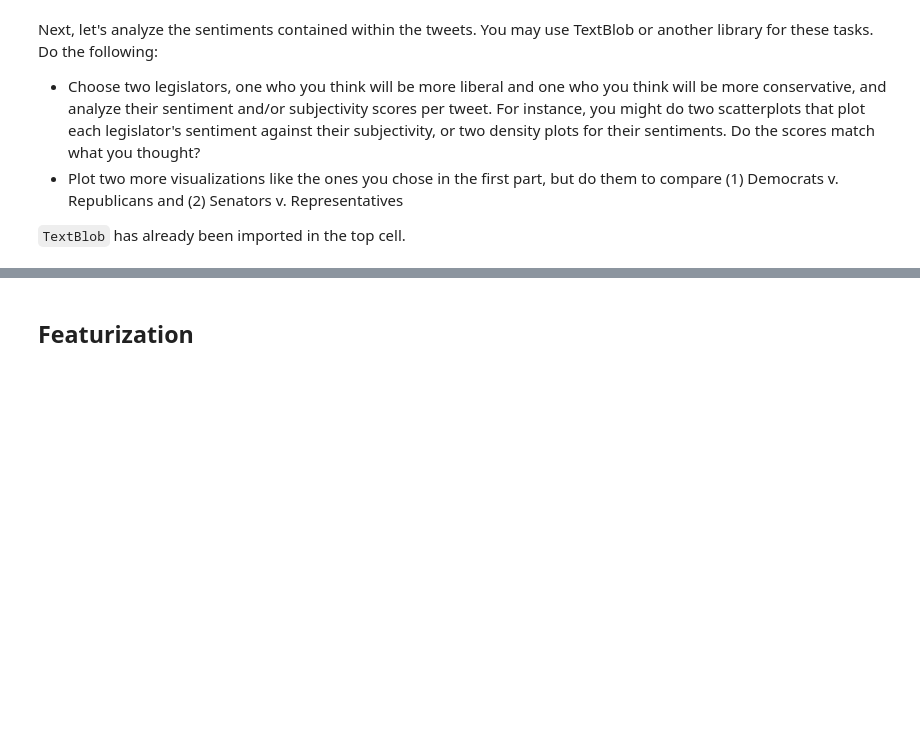
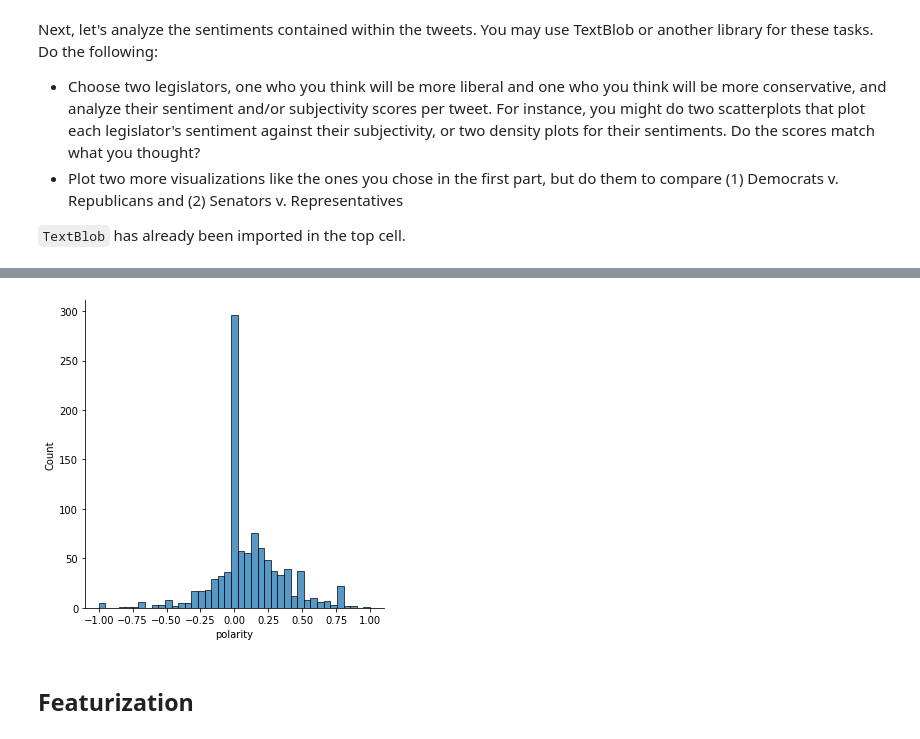
Before and after one commit to paulbsalamanca/CSS-Project-5-Team-6-Spring-2021, a Jupyter notebook: Project 5 Student.ipynb, the cells around one changed output, grey strips where cells are left out. Drawn from its saved outputs; the diff is of its cells as text; code cells hidden in the pictures; blank space fills up the shorter version.

```diff
--- a/Project 5 Student.ipynb
+++ b/Project 5 Student.ipynb
@@ -398,3 +396,7 @@ Next, let's analyze the sentiments contained within the tweets. You may use Text
 * Plot two more visualizations like the ones you chose in the first part, but do them to compare (1) Democrats v. Republicans and (2) Senators v. Representatives
 
 `TextBlob` has already been imported in the top cell.
+# %%
+congress_tweets['tokens'] = congress_tweets['tokens'].map(lambda text: ' '.join(text))
+congress_tweets['polarity'] = congress_tweets['tokens'].map(lambda text: TextBlob(text).sentiment.polarity)
+congress_tweets.head()
@@ -401,3 +410,8 @@ Next, let's analyze the sentiments contained within the tweets. You may use Text
+# %%
+sns.displot(congress_tweets, x="polarity")
+plt.show()
+# %% [output]
+[figure, added]
 # %% [markdown]
 ## Featurization
 # %% [markdown]
```
Also changed, not shown: parts of 5 cells of this notebook.
